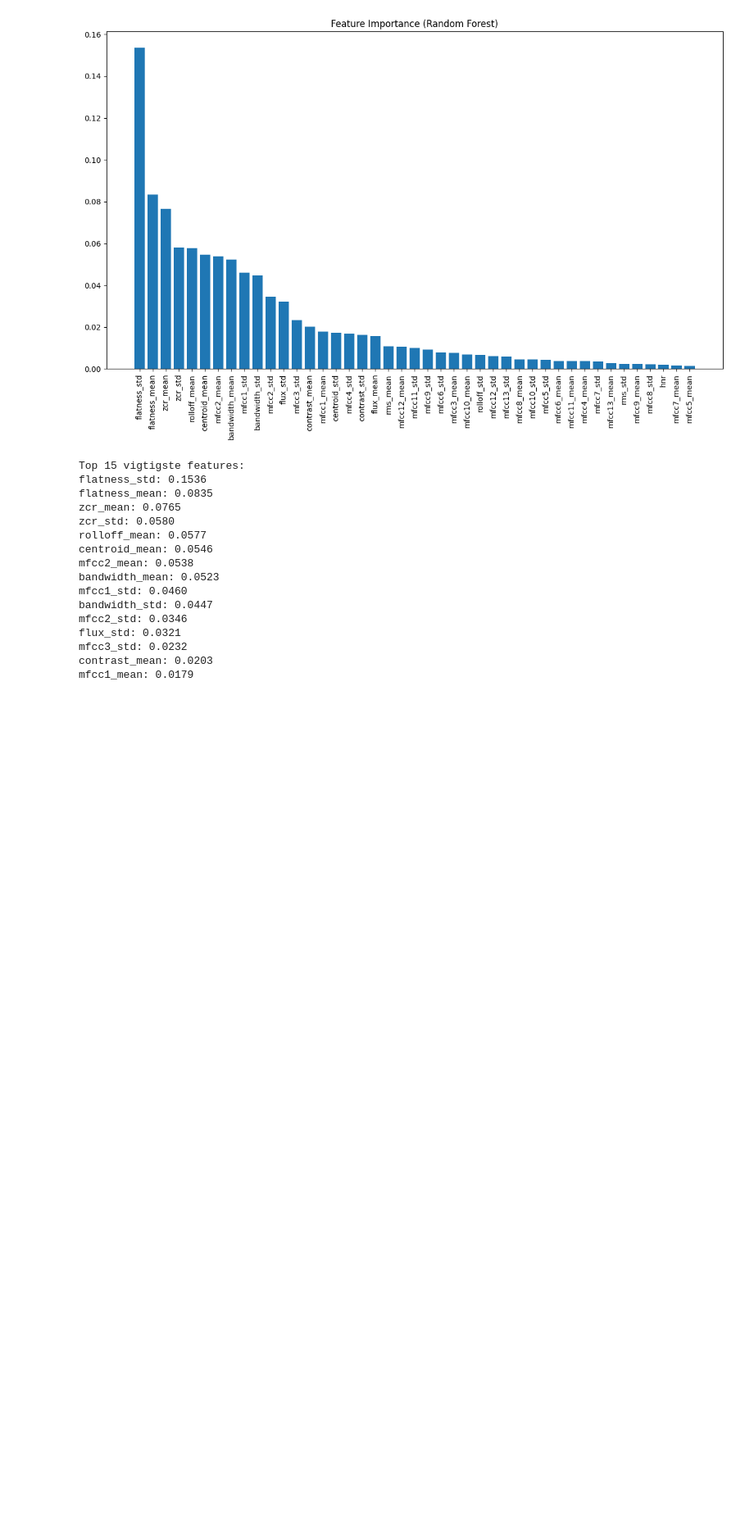
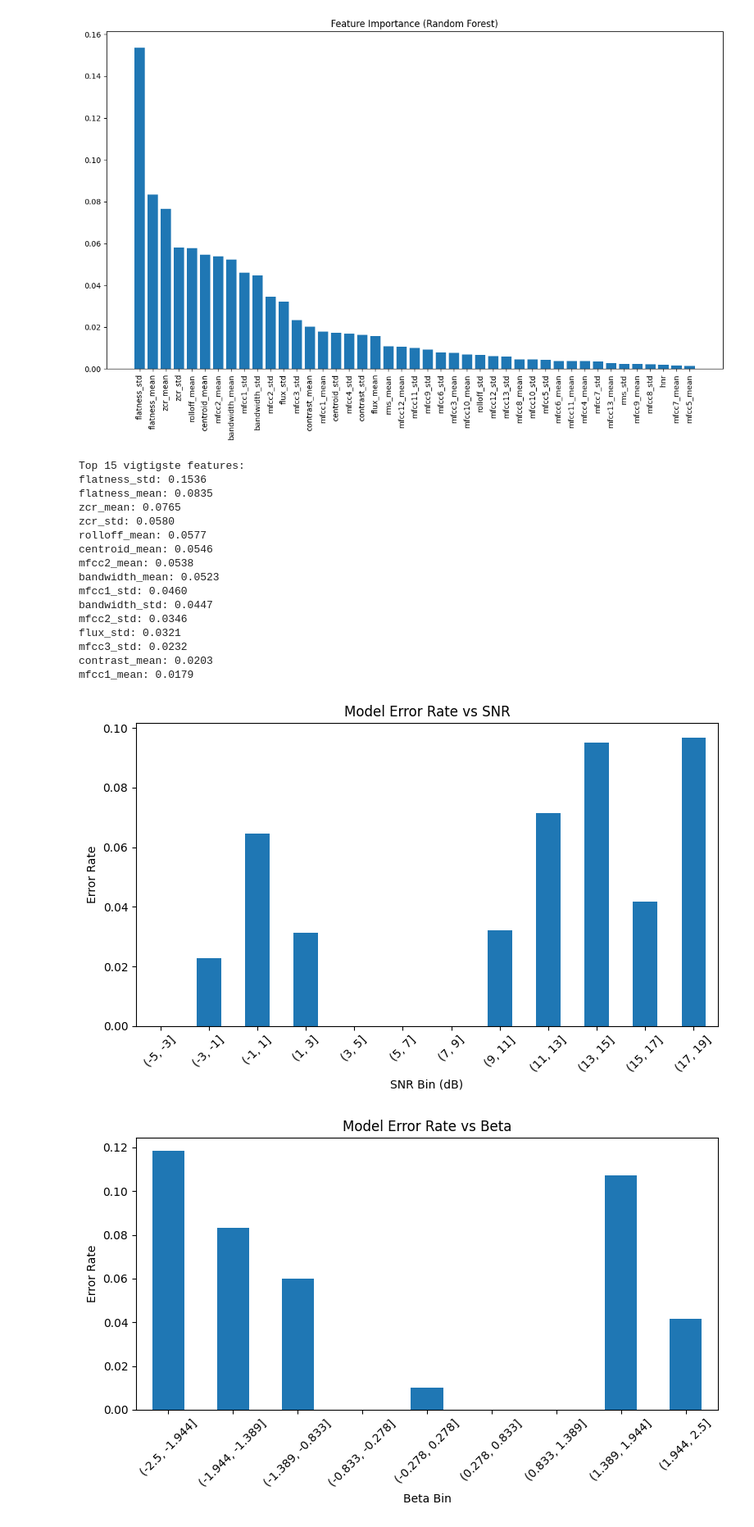
Before and after one commit to marcojs253-crypto/P_2, a Jupyter notebook: Modeller/RandomForest.ipynb, the cells around one changed output. Shown at 82% size. Saved outputs shown, nothing was run; the diff lists cells and outputs as text; code cells hidden in the pictures; blank space fills up the shorter version.

Commit message:
model fiks

```diff
--- a/Modeller/RandomForest.ipynb
+++ b/Modeller/RandomForest.ipynb
@@ -154,3 +155,80 @@ flux_std: 0.0321
 mfcc3_std: 0.0232
 contrast_mean: 0.0203
 mfcc1_mean: 0.0179
+# %%
+# ----------------------------
+# 8. ERROR ANALYSIS (SNR & BETA)
+# ----------------------------
+
+# gem predictions i dataframe
+df_analysis = df_test.copy()
+df_analysis["y_true"] = y_test_true
+df_analysis["y_pred"] = y_test_pred
+df_analysis["correct"] = df_analysis["y_true"] == df_analysis["y_pred"]
+
+# behold kun støj (Clean har NaN)
+df_noise = df_analysis.dropna(subset=["snr_db", "beta"]).copy()
+# fejlrate pr SNR
+snr_bins = np.arange(-5, 21, 2)
+df_noise["snr_bin"] = pd.cut(df_noise["snr_db"], bins=snr_bins)
+
+snr_error = df_noise.groupby("snr_bin")["correct"].mean()
+snr_error = 1 - snr_error
+
+plt.figure(figsize=(8,5))
+snr_error.plot(kind="bar")
+plt.title("Model Error Rate vs SNR")
+plt.ylabel("Error Rate")
+plt.xlabel("SNR Bin (dB)")
+plt.xticks(rotation=45)
+plt.tight_layout()
+plt.show()
+
+
+# fejlrate pr beta
+beta_bins = np.linspace(-2.5, 2.5, 10)
+df_noise["beta_bin"] = pd.cut(df_noise["beta"], bins=beta_bins)
+
+beta_error = df_noise.groupby("beta_bin")["correct"].mean()
+beta_error = 1 - beta_error
+
+plt.figure(figsize=(8,5))
+beta_error.plot(kind="bar")
+plt.title("Model Error Rate vs Beta")
+plt.ylabel("Error Rate")
+plt.xlabel("Beta Bin")
+plt.xticks(rotation=45)
+plt.tight_layout()
+plt.show()
+
+# Lav prediction
+y_test_pred = model.predict(X_test)
+
+# Evaluer
+print("\nTest Accuracy:", accuracy_score(y_test_true, y_test_pred))
+print("\nClassification Report (Test):")
+print(classification_report(y_test_true, y_test_pred, target_names=label_encoder.classes_))
+print("\nConfusion Matrix (Test):")
+print(confusion_matrix(y_test_true, y_test_pred))
+
+
+# ----------------------------
+# ERROR ANALYSIS
+# ----------------------------
+
+df_analysis = df_test.copy()
+
+df_analysis["y_true"] = y_test_true
+df_analysis["y_pred"] = y_test_pred
+df_analysis["correct"] = df_analysis["y_true"] == df_analysis["y_pred"]
+
+df_analysis["true_label"] = label_encoder.inverse_transform(df_analysis["y_true"])
+df_analysis["pred_label"] = label_encoder.inverse_transform(df_analysis["y_pred"])
+
+errors = df_analysis[df_analysis["correct"] == False]
+
+print("\nEksempler på fejl:")
+print(errors[["true_label","pred_label","beta","snr_db"]].head(20))
+# %% [output]
+[figure, added]
+[figure, added]
```
Also changed, not shown: parts of 2 cells of this notebook, 4 other files.
